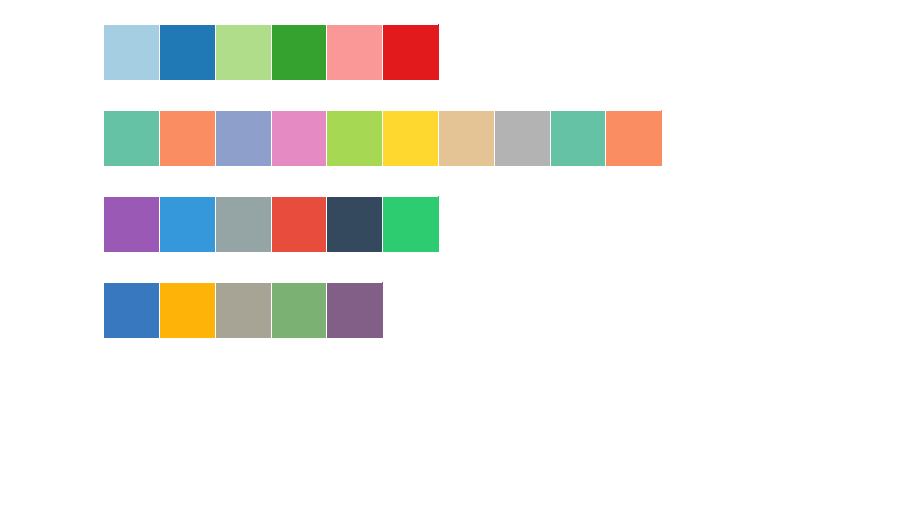
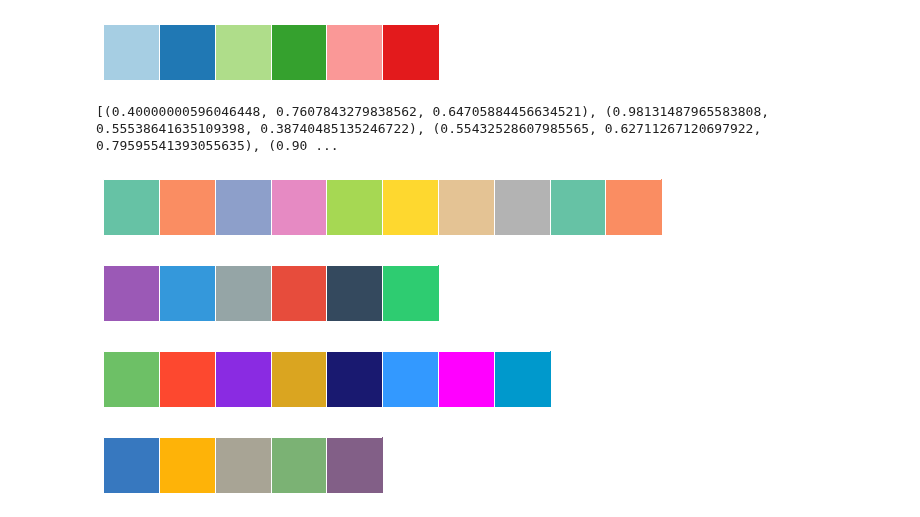
Before and after one commit to ShujiaHuang/geneview, a Jupyter notebook: docs/tutorial/palettes.ipynb, the cells around one changed output. Saved outputs shown, nothing was run; the diff lists cells and outputs as text; code cells hidden in the pictures; blank space fills up the shorter version.

```diff
--- a/docs/tutorial/palettes.ipynb
+++ b/docs/tutorial/palettes.ipynb
@@ -61,13 +61,20 @@ gv.palplot(gv.color_palette("Paired"))
 [figure]
 # %%
 gv.palplot(gv.color_palette("Set2", 10))
+print gv.color_palette("Set2")
 # %% [output]
+[(0.40000000596046448, 0.7607843279838562, 0.64705884456634521), (0.98131487965583808, 0.55538641635109398, 0.38740485135246722), (0.55432528607985565, 0.62711267120697922, 0.79595541393055635), (0.90 ...
 [figure]
 # %%
 flatui = ["#9b59b6", "#3498db", "#95a5a6", "#e74c3c", "#34495e", "#2ecc71"]
 gv.palplot(gv.color_palette(flatui))
 # %% [output]
 [figure]
+# %%
+flatui = ['#6DC066', '#FD482F', '#8A2BE2','#DAA520', '#191970', '#3399FF', '#FF00FF', '#0099CC']
+gv.palplot(gv.color_palette(flatui))
+# %% [output]
+[figure, added]
 # %%
 colors = ["windows blue", "amber", "greyish", "faded green", "dusty purple"]
 gv.palplot(gv.xkcd_palette(colors))
```
Also changed, not shown: parts of 4 cells of this notebook.
